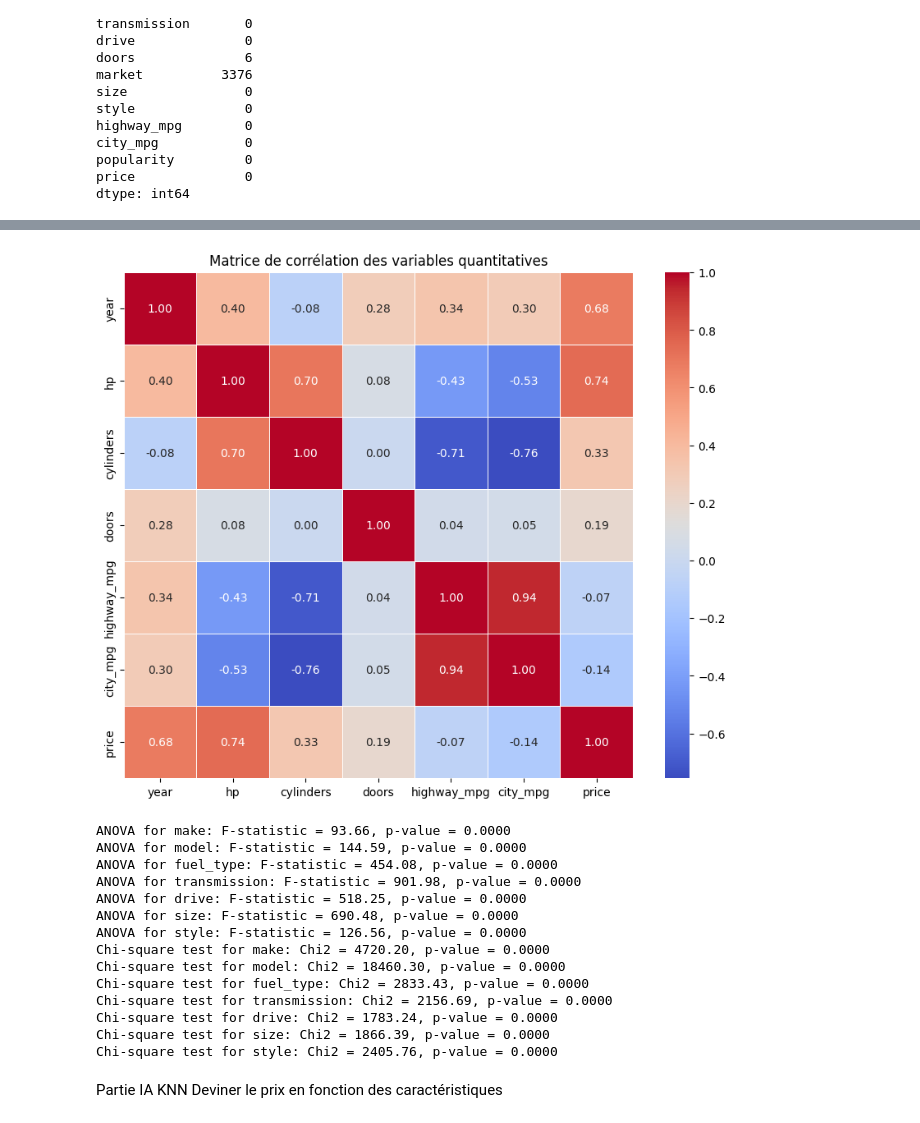
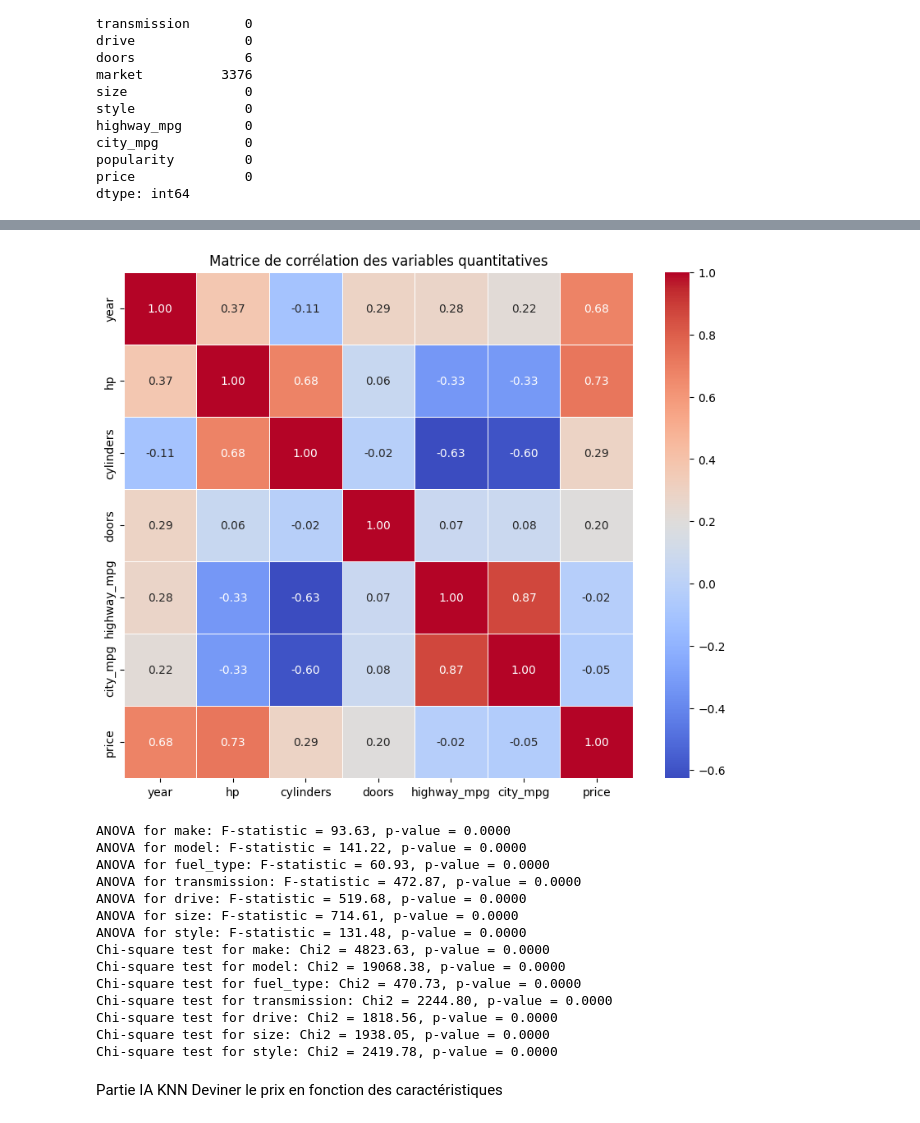
Before and after one commit to Mahokii/PSID_Autopredict, a Jupyter notebook: backend/ML_PSID.ipynb, the cells around one changed output, grey strips where cells are left out. Drawn from its saved outputs; the diff is of its cells as text; code cells hidden in the pictures.

Commit message:
Update Notebook
choix des vars, suppression de certains champs pour outliers, tolerance a la casse et inversion de caractères pour le model

```diff
--- a/backend/ML_PSID.ipynb
+++ b/backend/ML_PSID.ipynb
@@ -138,3 +150,34 @@ cars_data['doors'] = cars_data['doors'].fillna(cars_data['doors'].mean())
+# %%
+
+
+cars_data['fuel_type'] = cars_data['fuel_type'].fillna('regular unleaded')
+
+cars_data['hp'] = cars_data['hp'].fillna(cars_data['hp'].mean())
+
+cars_data['cylinders'] = cars_data['cylinders'].fillna(0.0)
+
+cars_data['doors'] = cars_data['doors'].fillna(cars_data['doors'].mean())
+
+def simplify_fuel_type(fuel_type):
+    """
+    Regroupe les types de carburant en catégories simplifiées.
+    """
+    if fuel_type in ['premium unleaded (required)', 'premium unleaded (recommended)', 'regular unleaded']:
+        return 'essence'
+    elif fuel_type in ['flex-fuel (unleaded/e85)', 'flex-fuel (premium unleaded recommended/e85)',
+                       'flex-fuel (premium unleaded required/e85)', 'flex-fuel (unleaded/natural gas)']:
+        return 'flex-fuel'
+    elif fuel_type == 'diesel':
+        return 'diesel'
+    elif fuel_type == 'electric':
+        return 'electrique'
+    elif fuel_type == 'natural gas':
+        return 'gaz naturel'
+    else:
+        return 'autre'
+
+# Appliquer la fonction au dataset
+cars_data['fuel_type'] = cars_data['fuel_type'].apply(simplify_fuel_type)
 # %%
 num_col = cars_data.select_dtypes(include = [np.number])
 cat_col = cars_data.select_dtypes(exclude = [np.number])
@@ -166,7 +209,7 @@ price           0
 dtype: int64
 # %%
 s1 = cars_data.shape
-clean = cars_data[['hp', 'cylinders', 'highway_mpg', 'city_mpg', 'price']]
+clean = cars_data[['hp', 'price']]
 for i in clean.columns:
     qt1 = cars_data[i].quantile(0.25)
     qt3 = cars_data[i].quantile(0.75)
@@ -201,51 +282,51 @@ quantitative_cols = ['year', 'hp', 'cylinders', 'doors', 'highway_mpg', 'city_mp
 correlation_matrix = data_copy[quantitative_cols].corr(method='pearson')
 
 # Affichage de la matrice de corrélation avec seaborn
 plt.figure(figsize=(10, 8))
 sns.heatmap(correlation_matrix, annot=True, cmap='coolwarm', fmt=".2f", linewidths=0.5)
 plt.title('Matrice de corrélation des variables quantitatives')
 plt.show()
 
 from scipy.stats import f_oneway
 
 categorical_cols = ['make', 'model', 'fuel_type', 'transmission', 'drive', 'size', 'style']
 
 for col in categorical_cols:
     if col in data_copy.columns:
         groups = [group['price'].values for name, group in data_copy.groupby(col)]
         f_stat, p_value = f_oneway(*groups)
         print(f"ANOVA for {col}: F-statistic = {f_stat:.2f}, p-value = {p_value:.4f}")
 
 from scipy.stats import chi2_contingency
 
 # Catégoriser la variable cible (par exemple, en quartiles)
 data_copy['price_category'] = pd.qcut(data_copy['price'], q=4, labels=['Low', 'Medium', 'High', 'Very High'])
 
 for col in categorical_cols:
     if col in data_copy.columns:
         contingency_table = pd.crosstab(data_copy[col], data_copy['price_category'])
         chi2, p, dof, expected = chi2_contingency(contingency_table)
         print(f"Chi-square test for {col}: Chi2 = {chi2:.2f}, p-value = {p:.4f}")
 
-for col in categorical_cols:
-    plt.figure(figsize=(10, 6))
-    sns.boxplot(x=col, y='price', data=data_copy)
-    plt.title(f"Boxplot of Price by {col}")
-    plt.xticks(rotation=45)
-    plt.show()
+#for col in categorical_cols:
+#    plt.figure(figsize=(10, 6))
+#    sns.boxplot(x=col, y='price', data=data_copy)
+#    plt.title(f"Boxplot of Price by {col}")
+#    plt.xticks(rotation=45)
+#    plt.show()
 # %% [output]
-[figure, old version]
+[figure, new version]
-ANOVA for make: F-statistic = 93.66, p-value = 0.0000
-ANOVA for model: F-statistic = 144.59, p-value = 0.0000
-ANOVA for fuel_type: F-statistic = 454.08, p-value = 0.0000
-ANOVA for transmission: F-statistic = 901.98, p-value = 0.0000
-ANOVA for drive: F-statistic = 518.25, p-value = 0.0000
-ANOVA for size: F-statistic = 690.48, p-value = 0.0000
-ANOVA for style: F-statistic = 126.56, p-value = 0.0000
-Chi-square test for make: Chi2 = 4720.20, p-value = 0.0000
-Chi-square test for model: Chi2 = 18460.30, p-value = 0.0000
-Chi-square test for fuel_type: Chi2 = 2833.43, p-value = 0.0000
-Chi-square test for transmission: Chi2 = 2156.69, p-value = 0.0000
-Chi-square test for drive: Chi2 = 1783.24, p-value = 0.0000
-Chi-square test for size: Chi2 = 1866.39, p-value = 0.0000
-Chi-square test for style: Chi2 = 2405.76, p-value = 0.0000
+ANOVA for make: F-statistic = 93.63, p-value = 0.0000
+ANOVA for model: F-statistic = 141.22, p-value = 0.0000
+ANOVA for fuel_type: F-statistic = 60.93, p-value = 0.0000
+ANOVA for transmission: F-statistic = 472.87, p-value = 0.0000
+ANOVA for drive: F-statistic = 519.68, p-value = 0.0000
+ANOVA for size: F-statistic = 714.61, p-value = 0.0000
+ANOVA for style: F-statistic = 131.48, p-value = 0.0000
+Chi-square test for make: Chi2 = 4823.63, p-value = 0.0000
+Chi-square test for model: Chi2 = 19068.38, p-value = 0.0000
+Chi-square test for fuel_type: Chi2 = 470.73, p-value = 0.0000
+Chi-square test for transmission: Chi2 = 2244.80, p-value = 0.0000
+Chi-square test for drive: Chi2 = 1818.56, p-value = 0.0000
+Chi-square test for size: Chi2 = 1938.05, p-value = 0.0000
+Chi-square test for style: Chi2 = 2419.78, p-value = 0.0000
```
Also changed, not shown: parts of 16 cells of this notebook.
